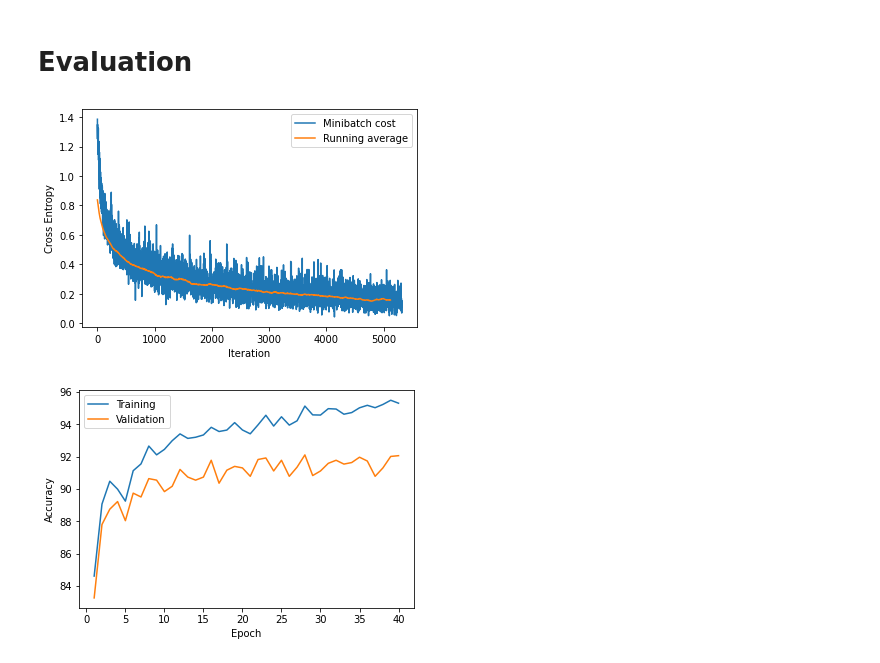
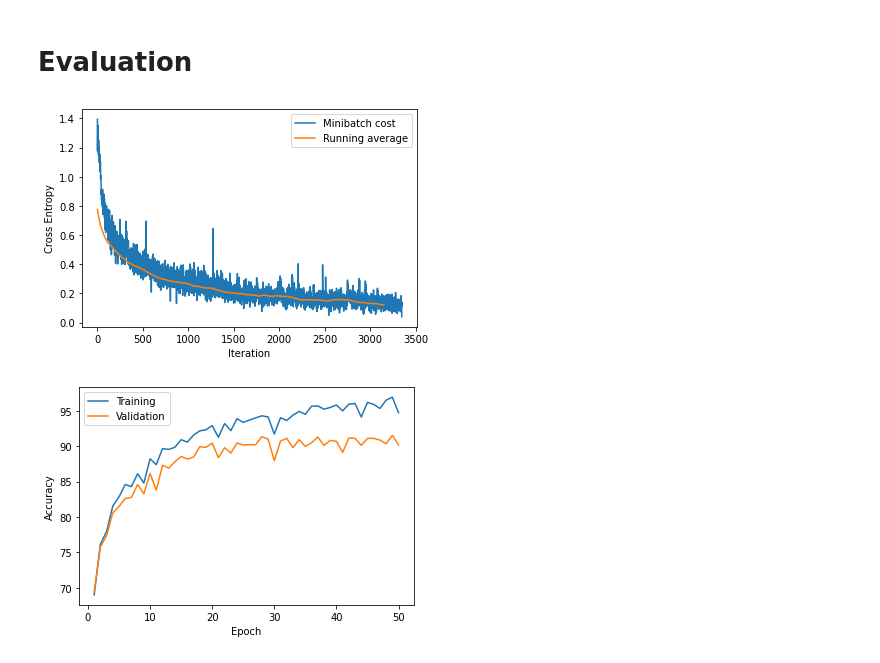
Before and after one commit to JasmineWang553/Stat-453-Chest-X-ray-Data, a Jupyter notebook: AlexNet.ipynb, the cells around one changed output. Drawn from its saved outputs; the diff is of its cells as text; code cells hidden in the pictures.

```diff
--- a/AlexNet.ipynb
+++ b/AlexNet.ipynb
@@ -39,6 +39,6 @@ from data_loading_functions import split_train_test_loaders, show_img
 # Load Data and Preprocessing
 # %%
 dataset_path = '.\\COVID-19_Radiography_Dataset'
-datas, train_loader, valid_loader, test_loader = split_train_test_loaders(dataset_path, 128)
+datas, train_loader, valid_loader, test_loader = split_train_test_loaders(dataset_path, 256)
 # %% [markdown]
 # Display Images
@@ -233,7 +281,7 @@ model_scratch.to(DEVICE)
 
 optimizer = torch.optim.Adam(model_scratch.parameters(), lr=LEARNING_RATE)
 
-minibatch_loss_list_scratch, train_acc_list_scratch, valid_acc_list_scratch = train_model(num_epochs = NUM_EPOCHS, model = model_scratch,
+minibatch_loss_list_scratch, train_acc_list_scratch, valid_acc_list_scratch = train_model(num_epochs = 50, model = model_scratch,
                                                                 optimizer = optimizer, device = DEVICE,
                                                                 train_loader = train_loader, valid_loader=valid_loader,
                                                                 test_loader = test_loader, logging_interval=50)
@@ -269,17 +317,17 @@ plt.xlabel('Iteration')
 plt.legend()
 plt.show()
 # %% [output]
-[figure, old version]
+[figure, new version]
 # %%
-plt.plot(np.arange(1, NUM_EPOCHS+1), train_acc_list_scratch, label='Training')
-plt.plot(np.arange(1, NUM_EPOCHS+1), valid_acc_list_scratch, label='Validation')
+plt.plot(np.arange(1, 50+1), train_acc_list_scratch, label='Training')
+plt.plot(np.arange(1, 50+1), valid_acc_list_scratch, label='Validation')
 
 plt.xlabel('Epoch')
 plt.ylabel('Accuracy')
 plt.legend()
 plt.show()
 # %% [output]
-[figure, old version]
+[figure, new version]
 # %%
 model_scratch.cpu()
 unnormalizer = UnNormalize((0.485, 0.456, 0.406), (0.229, 0.224, 0.2255))
```
Also changed, not shown: parts of 35 cells of this notebook, 7 other files.
